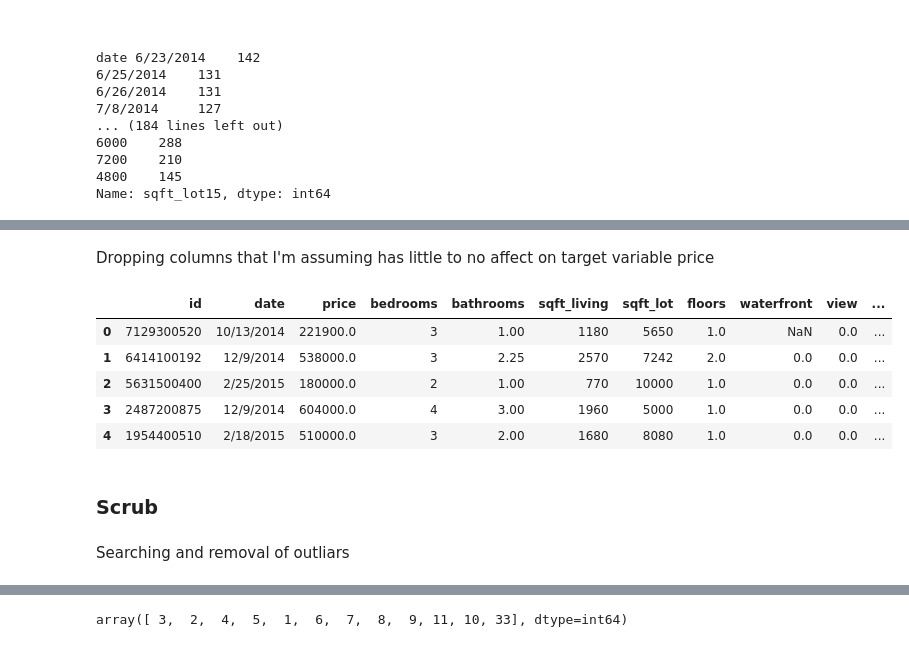
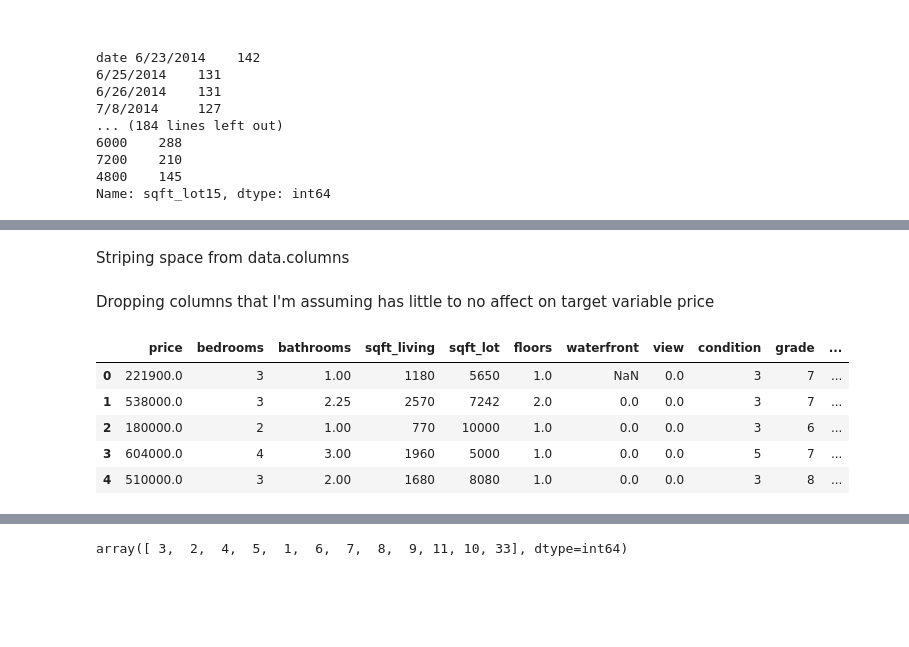
Before and after one commit to Kelvincwaters/dsc-mod-2-project-v2-1-onl01-dtsc-ft-012120, a Jupyter notebook: student.ipynb, the cells around one changed output, grey strips where cells are left out. Drawn from its saved outputs; the diff is of its cells as text; code cells hidden in the pictures; blank space fills up the shorter version.

```diff
--- a/student.ipynb
+++ b/student.ipynb
@@ -122,0 +182,12 @@ Name: sqft_lot15, dtype: int64
+# %%
+# date, yr_renovated, yr_built
+data['date'] = pd.to_datetime(data['date'])
+data['yr_renovated'] = pd.to_datetime(data['yr_renovated'])
+data['yr_built'] = pd.to_datetime(data['yr_built'])
+# %%
+# sqft_basement to categorical yes -1 , no - 0
+# having a 'finished' basement will influence the target model price
+# this data set doesn't differiate if the basement is considered a finished basement, like a home movie theatre/ gameroom
+# the majority (> 12k) of values is listed as 0.0, assuming no basement another 454 values have '?'
+data['sqft_basement'] = data['sqft_basement'].replace('?', '0')
+data['sqft_basement'] = data['sqft_basement'].astype(float)
@@ -122,0 +196,7 @@ Name: sqft_lot15, dtype: int64
+# %%
+# views to binary
+data.view.values[data['view'].values > 0] = 1
+# sqft_basement to binary
+data.sqft_basement.values[data['sqft_basement'].values > 0] = 1
+# waterfront to binary
+data.waterfront.values[data['waterfront'].values > 0] = 1
@@ -166,20 +283,22 @@ data
 21597 rows × 22 columns
+# %% [markdown]
+Striping space from data.columns
+# %%
+data.columns = data.columns.str.strip()
 # %% [markdown]
 Dropping columns that I'm assuming has little to no affect on target variable price
 # %%
 # how many times a property was viewed would'nt affect target
 # the lat and long of a dwelling wouldn't affect the target, properties in prominent zipcodes are often sought
-# sqft_living15 and sqft_lot15 no different than the values in sqft_living, sqft_lot
-data_scrub = data.drop(['lat', 'long', 'sqft_living15', 'sqft_lot15'], axis= 'columns')
+# sqft_living15 and sqft_lot15 wouldn't affect target
+# sqft_above are indentical values to sqft_living the "above grade living area"
+# excluding date for the time being from model consideration
+data_scrub = data.drop(['id', 'lat', 'long', 'date', 'sqft_above', 'sqft_living15', 'sqft_lot15'], axis= 'columns')
 data_scrub.head()
 # %% [output]
-|  | id | date | price | bedrooms | bathrooms | sqft_living | sqft_lot | floors | waterfront | view | ... |
-| 0 | 7129300520 | 10/13/2014 | 221900.0 | 3 | 1.00 | 1180 | 5650 | 1.0 | NaN | 0.0 | ... |
-| 1 | 6414100192 | 12/9/2014 | 538000.0 | 3 | 2.25 | 2570 | 7242 | 2.0 | 0.0 | 0.0 | ... |
-| 2 | 5631500400 | 2/25/2015 | 180000.0 | 2 | 1.00 | 770 | 10000 | 1.0 | 0.0 | 0.0 | ... |
-| 3 | 2487200875 | 12/9/2014 | 604000.0 | 4 | 3.00 | 1960 | 5000 | 1.0 | 0.0 | 0.0 | ... |
-| 4 | 1954400510 | 2/18/2015 | 510000.0 | 3 | 2.00 | 1680 | 8080 | 1.0 | 0.0 | 0.0 | ... |
+|  | price | bedrooms | bathrooms | sqft_living | sqft_lot | floors | waterfront | view | condition | grade | ... |
+| 0 | 221900.0 | 3 | 1.00 | 1180 | 5650 | 1.0 | NaN | 0.0 | 3 | 7 | ... |
+| 1 | 538000.0 | 3 | 2.25 | 2570 | 7242 | 2.0 | 0.0 | 0.0 | 3 | 7 | ... |
+| 2 | 180000.0 | 2 | 1.00 | 770 | 10000 | 1.0 | 0.0 | 0.0 | 3 | 6 | ... |
+| 3 | 604000.0 | 4 | 3.00 | 1960 | 5000 | 1.0 | 0.0 | 0.0 | 5 | 7 | ... |
+| 4 | 510000.0 | 3 | 2.00 | 1680 | 8080 | 1.0 | 0.0 | 0.0 | 3 | 8 | ... |
-# %% [markdown]
-### Scrub
-# %% [markdown]
-Searching and removal of outliars
```
Also changed, not shown: parts of 53 cells of this notebook, 6 other files.
